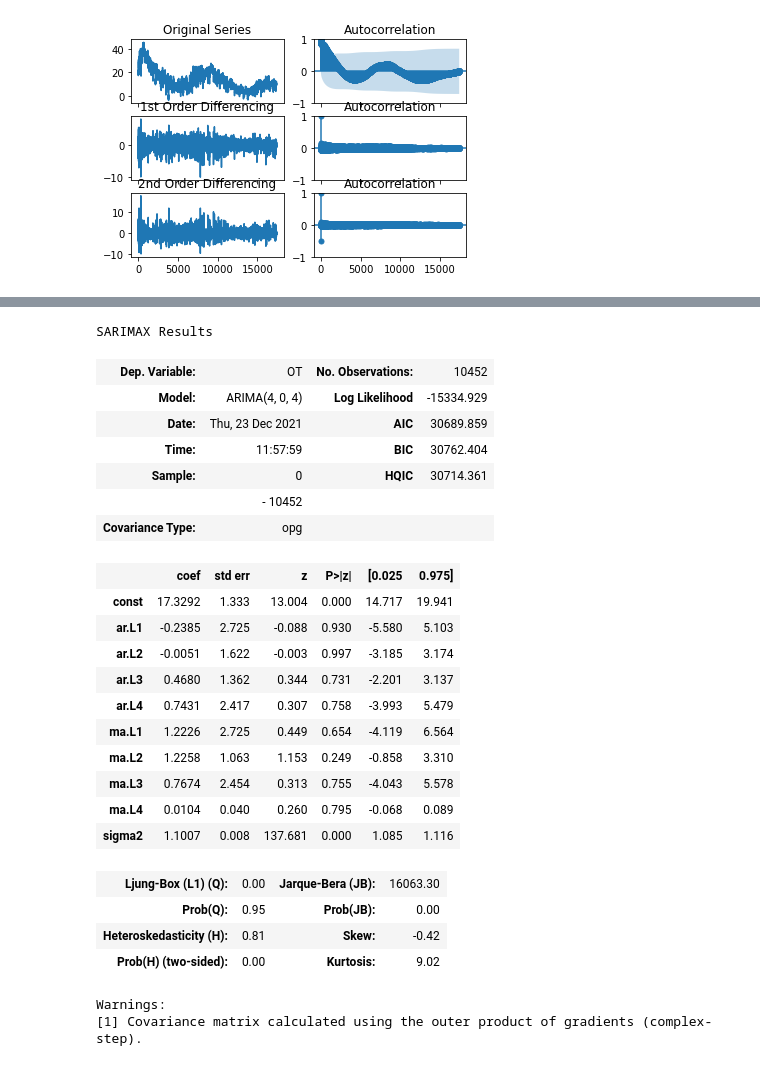
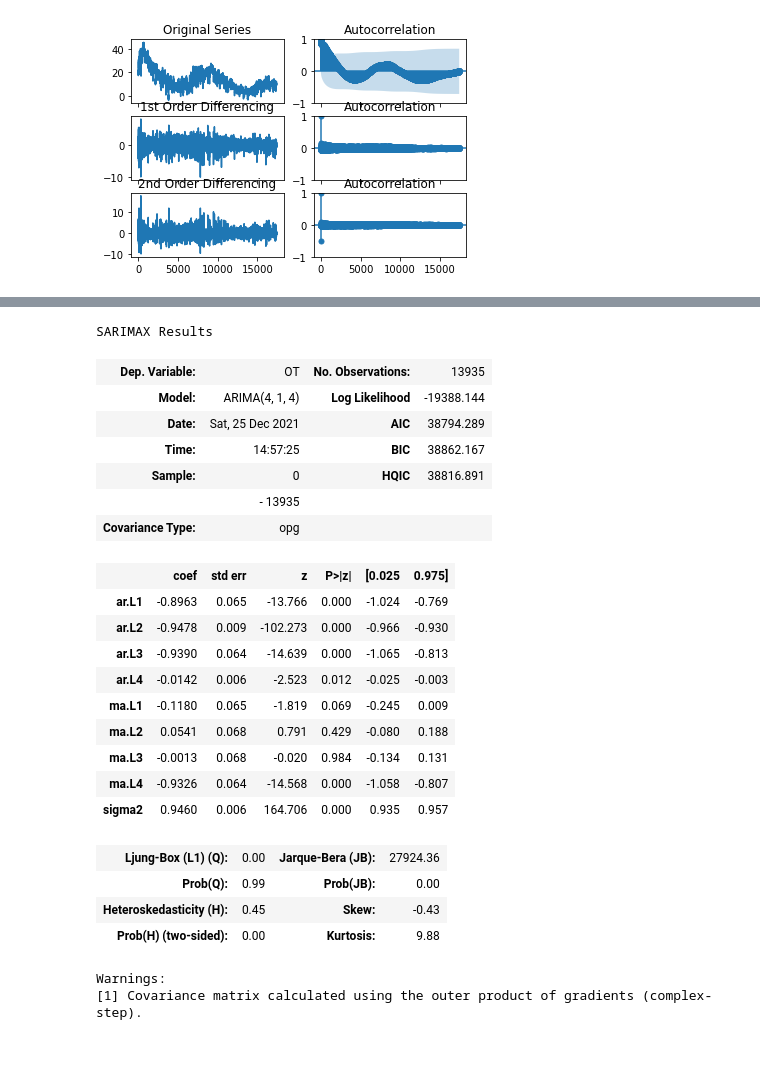
Before and after one commit to dmohorcic/SU_project, a Jupyter notebook: ARIMA/ARIMA_test.ipynb, the cells around one changed output, grey strips where cells are left out. Cells and saved outputs as stored; diff of their text form; code cells hidden in the pictures.

```diff
--- a/ARIMA/ARIMA_test.ipynb
+++ b/ARIMA/ARIMA_test.ipynb
@@ -80,36 +100,35 @@ Warnings:
 # %%
-train = data.OT[:10452]
-validation = data.OT[10452:13936]
-test = data.OT[13936:]
+train = data.OT[:8760]
+validation = data.OT[8760:11680]
+test = data.OT[11680:14600]
 # %%
-order = (4, 0, 4)
-model = ARIMA(train, order=order)
+order = (4, 1, 4)
+model = ARIMA(train.diff().dropna(), order=order)
 fitted = model.fit()
 fitted.summary()
 # %% [output]
 SARIMAX Results
-| Dep. Variable: | OT | No. Observations: | 10452 |
-| Model: | ARIMA(4, 0, 4) | Log Likelihood | -15334.929 |
-| Date: | Thu, 23 Dec 2021 | AIC | 30689.859 |
-| Time: | 11:57:59 | BIC | 30762.404 |
-| Sample: | 0 | HQIC | 30714.361 |
-|  | - 10452 |  |  |
+| Dep. Variable: | OT | No. Observations: | 13935 |
+| Model: | ARIMA(4, 1, 4) | Log Likelihood | -19388.144 |
+| Date: | Sat, 25 Dec 2021 | AIC | 38794.289 |
+| Time: | 14:57:25 | BIC | 38862.167 |
+| Sample: | 0 | HQIC | 38816.891 |
+|  | - 13935 |  |  |
 | Covariance Type: | opg |  |  |
 |  | coef | std err | z | P>|z| | [0.025 | 0.975] |
-| const | 17.3292 | 1.333 | 13.004 | 0.000 | 14.717 | 19.941 |
-| ar.L1 | -0.2385 | 2.725 | -0.088 | 0.930 | -5.580 | 5.103 |
-| ar.L2 | -0.0051 | 1.622 | -0.003 | 0.997 | -3.185 | 3.174 |
-| ar.L3 | 0.4680 | 1.362 | 0.344 | 0.731 | -2.201 | 3.137 |
-| ar.L4 | 0.7431 | 2.417 | 0.307 | 0.758 | -3.993 | 5.479 |
-| ma.L1 | 1.2226 | 2.725 | 0.449 | 0.654 | -4.119 | 6.564 |
-| ma.L2 | 1.2258 | 1.063 | 1.153 | 0.249 | -0.858 | 3.310 |
-| ma.L3 | 0.7674 | 2.454 | 0.313 | 0.755 | -4.043 | 5.578 |
-| ma.L4 | 0.0104 | 0.040 | 0.260 | 0.795 | -0.068 | 0.089 |
-| sigma2 | 1.1007 | 0.008 | 137.681 | 0.000 | 1.085 | 1.116 |
+| ar.L1 | -0.8963 | 0.065 | -13.766 | 0.000 | -1.024 | -0.769 |
+| ar.L2 | -0.9478 | 0.009 | -102.273 | 0.000 | -0.966 | -0.930 |
+| ar.L3 | -0.9390 | 0.064 | -14.639 | 0.000 | -1.065 | -0.813 |
+| ar.L4 | -0.0142 | 0.006 | -2.523 | 0.012 | -0.025 | -0.003 |
+| ma.L1 | -0.1180 | 0.065 | -1.819 | 0.069 | -0.245 | 0.009 |
+| ma.L2 | 0.0541 | 0.068 | 0.791 | 0.429 | -0.080 | 0.188 |
+| ma.L3 | -0.0013 | 0.068 | -0.020 | 0.984 | -0.134 | 0.131 |
+| ma.L4 | -0.9326 | 0.064 | -14.568 | 0.000 | -1.058 | -0.807 |
+| sigma2 | 0.9460 | 0.006 | 164.706 | 0.000 | 0.935 | 0.957 |
-| Ljung-Box (L1) (Q): | 0.00 | Jarque-Bera (JB): | 16063.30 |
-| Prob(Q): | 0.95 | Prob(JB): | 0.00 |
-| Heteroskedasticity (H): | 0.81 | Skew: | -0.42 |
-| Prob(H) (two-sided): | 0.00 | Kurtosis: | 9.02 |
+| Ljung-Box (L1) (Q): | 0.00 | Jarque-Bera (JB): | 27924.36 |
+| Prob(Q): | 0.99 | Prob(JB): | 0.00 |
+| Heteroskedasticity (H): | 0.45 | Skew: | -0.43 |
+| Prob(H) (two-sided): | 0.00 | Kurtosis: | 9.88 |
 Warnings:
 [1] Covariance matrix calculated using the outer product of gradients (complex-step).
 # %%
```
Also changed, not shown: parts of 13 cells of this notebook, 44 other files.
